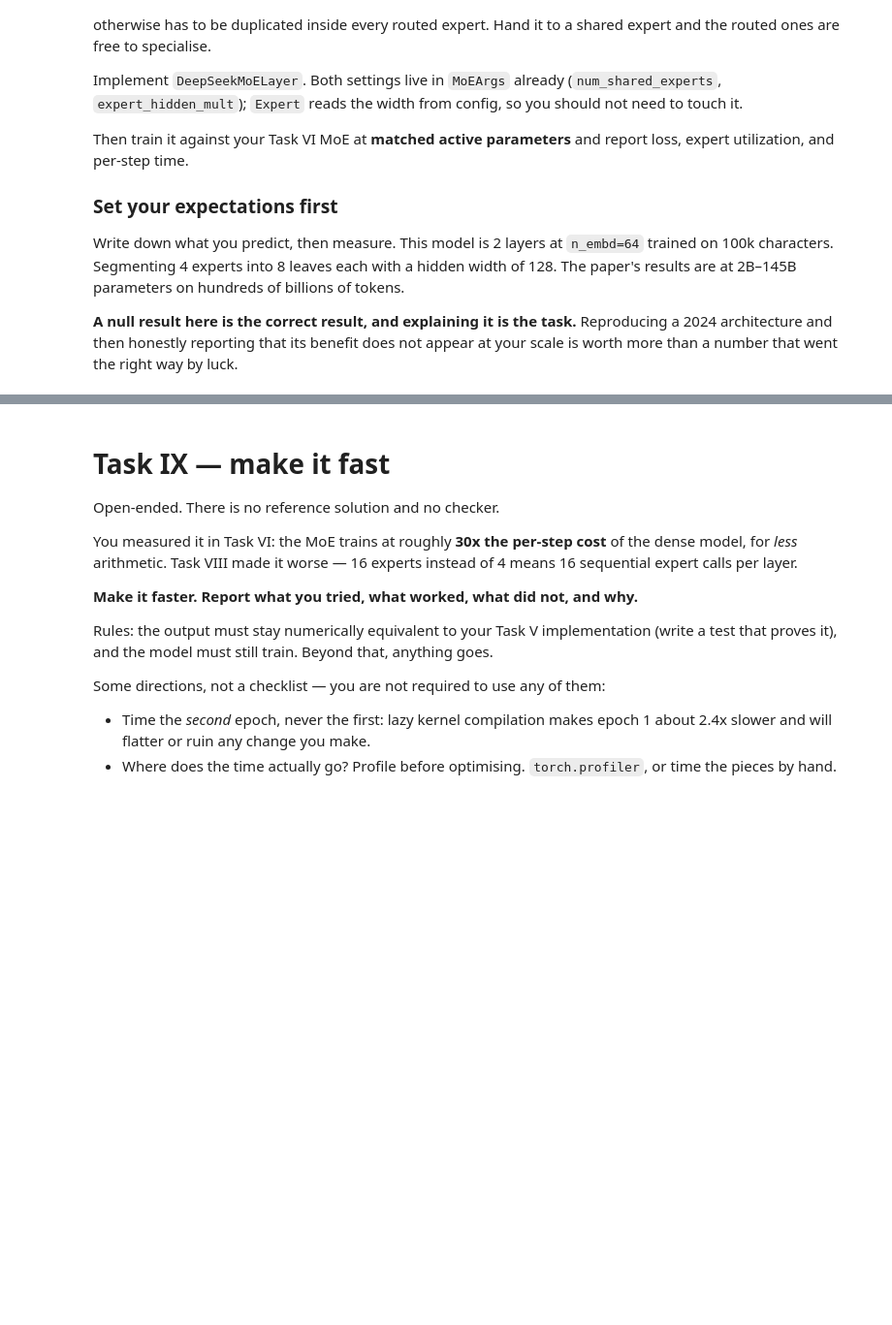
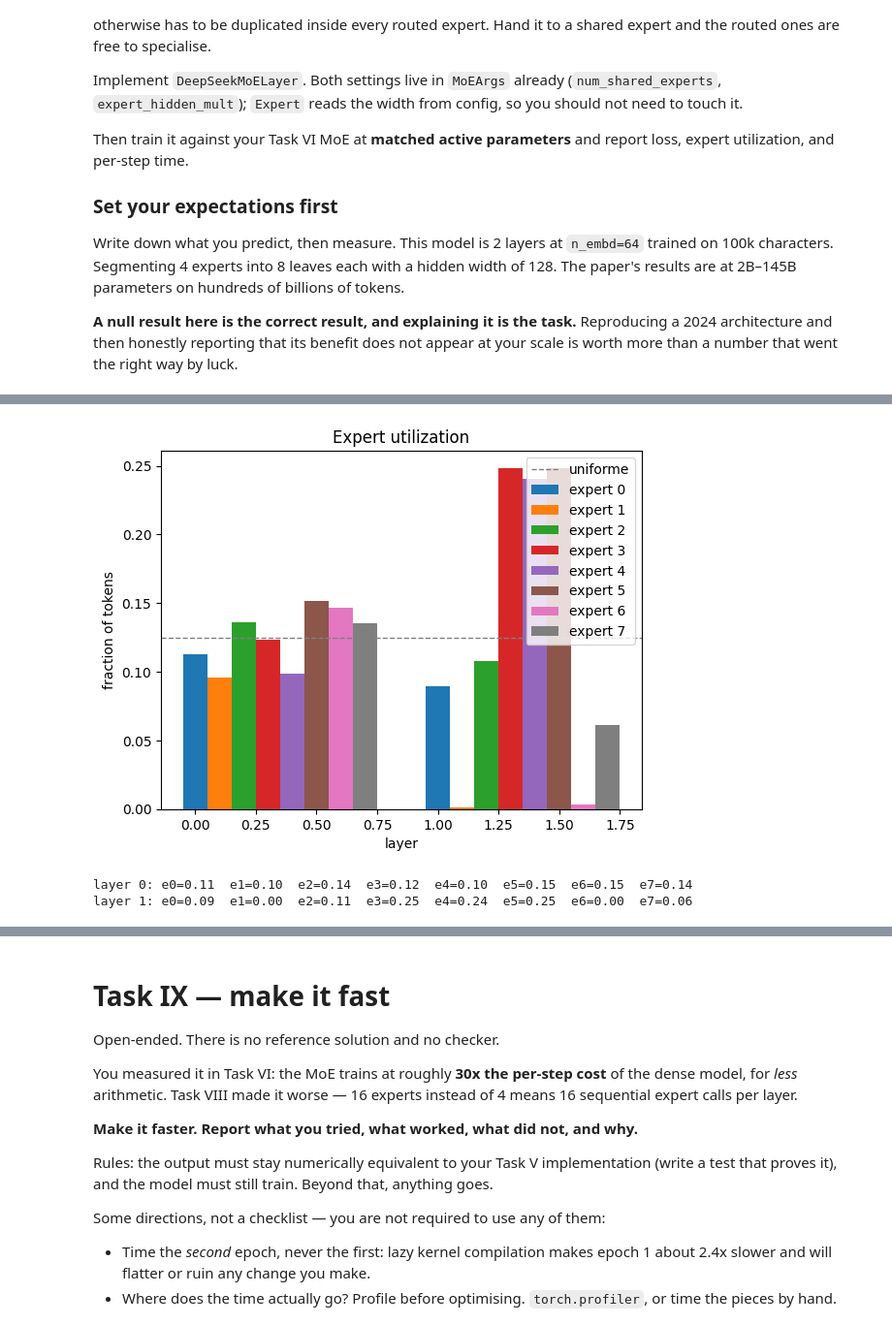
Before and after one commit to florvela/tinygpt, a Jupyter notebook: 01_pretraining/tinyGPT_pretraining.ipynb, the cells around one changed output, grey strips where cells are left out. Shown at 97% size. Cells and saved outputs as stored; diff of their text form; code cells hidden in the pictures; blank space fills up the shorter version.

```diff
--- a/01_pretraining/tinyGPT_pretraining.ipynb
+++ b/01_pretraining/tinyGPT_pretraining.ipynb
@@ -1265,11 +1334,46 @@ class DeepSeekMoELayer(nn.Module):
     def __init__(self, config: GPTConfig):
         super().__init__()
         # TODO: Task VIII
-        raise NotImplementedError
+        self.args = config.moe_args
+        # expertos ruteados (top-k) + expertos compartidos (siempre activos)
+        self.experts = nn.ModuleList([Expert(config) for _ in range(self.args.num_experts)])
+        self.shared_experts = nn.ModuleList(
+            [Expert(config) for _ in range(self.args.num_shared_experts)]
+        )
+        self.gate = Gate(config)
+        self.last_indices = None
+        self.last_gate_probs = None
 
     def forward(self, x: torch.Tensor) -> torch.Tensor:
         # TODO: Task VIII
-        raise NotImplementedError
+        B, T, C = x.shape
+        k = self.args.num_experts_per_token
+
+        x_flat = x.reshape(B * T, C)
+        logits = self.gate(x_flat) # (N, E) solo ruteados
+
+        # ruteo top-k, igual que en la Task V
+        top_vals, indices = torch.topk(logits, k, dim=-1)
+        weights = F.softmax(top_vals, dim=-1)
+
+        # se guarda solo el ruteo de los expertos ruteados
+        self.last_indices = indices.detach()
+        self.last_gate_probs = F.softmax(logits, dim=-1).detach()
+
+        out = torch.zeros_like(x_flat)
+        for e, expert in enumerate(self.experts):
+            mask = indices == e
+            token_idx, slot = mask.nonzero(as_tuple=True)
+            if token_idx.numel() == 0:
+                continue
+            w = weights[token_idx, slot].unsqueeze(-1)
+            out[token_idx] += w * expert(x_flat[token_idx])
+
+        # expertos compartidos: todos los tokens pasan, fuera del top-k, sin peso del gate
+        for shared in self.shared_experts:
+            out += shared(x_flat)
+
+        return out.reshape(B, T, C)
 
 
 class DeepSeekMoEFFN(nn.Module):
@@ -1320,3 +1433,9 @@ free()
+# %%
+utilization = expert_utilization(ds_model, val_loader)
+# %% [output]
+[figure, added]
+layer 0: e0=0.11  e1=0.10  e2=0.14  e3=0.12  e4=0.10  e5=0.15  e6=0.15  e7=0.14
+layer 1: e0=0.09  e1=0.00  e2=0.11  e3=0.25  e4=0.24  e5=0.25  e6=0.00  e7=0.06
 # %% [markdown]
 ## Questions
 
```
Also changed, not shown: parts of 17 cells of this notebook.
